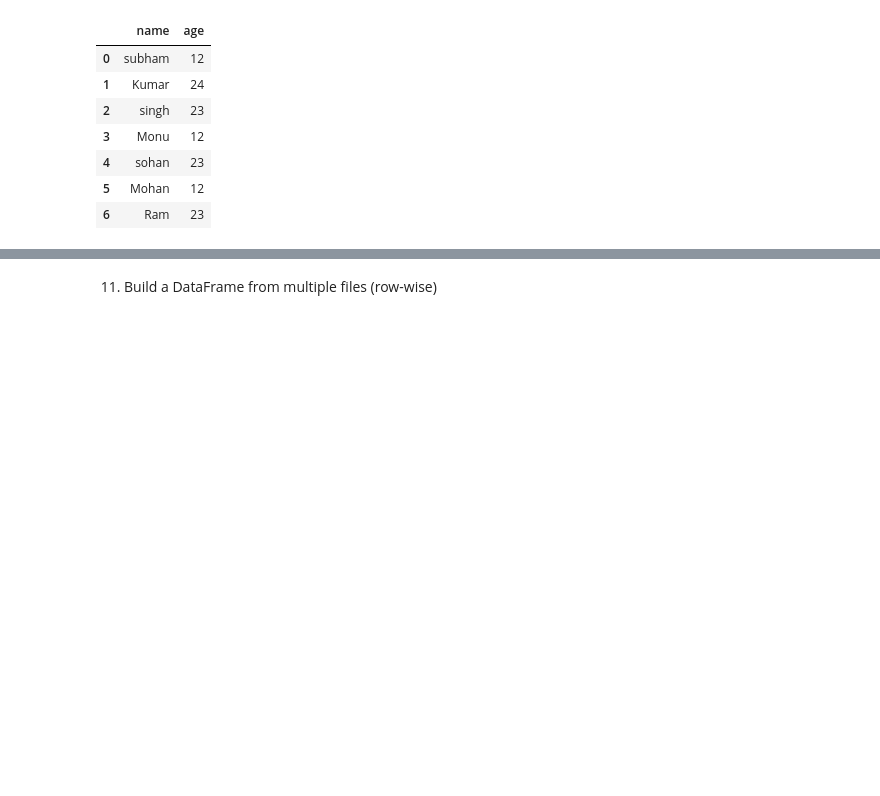
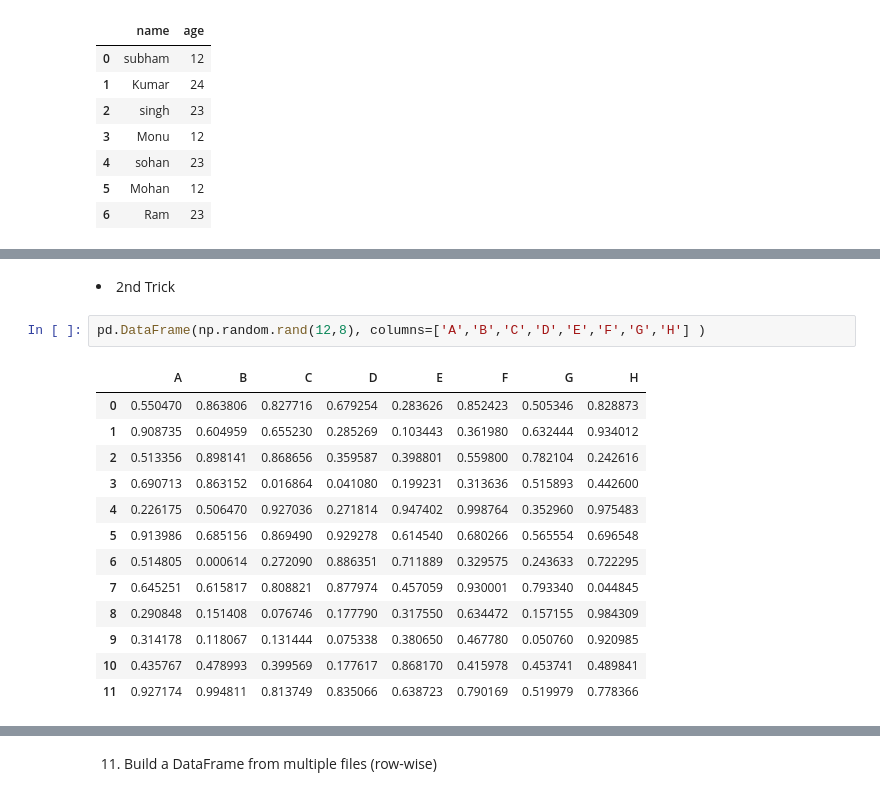
Before and after one commit to 960Subhamsingh/Python-oops-concept, a Jupyter notebook: pandas/Basics_pandas.ipynb, the cells around one changed output, grey strips where cells are left out. Drawn from its saved outputs; the diff is of its cells as text; blank space fills up the shorter version.

```diff
--- a/pandas/Basics_pandas.ipynb
+++ b/pandas/Basics_pandas.ipynb
@@ -67,0 +92,18 @@ pd.DataFrame()
+# %% [markdown]
+<li>  2nd Trick  </li>
+# %%
+pd.DataFrame(np.random.rand(12,8), columns=['A','B','C','D','E','F','G','H'] )
+# %% [output]
+|  | A | B | C | D | E | F | G | H |
+| 0 | 0.550470 | 0.863806 | 0.827716 | 0.679254 | 0.283626 | 0.852423 | 0.505346 | 0.828873 |
+| 1 | 0.908735 | 0.604959 | 0.655230 | 0.285269 | 0.103443 | 0.361980 | 0.632444 | 0.934012 |
+| 2 | 0.513356 | 0.898141 | 0.868656 | 0.359587 | 0.398801 | 0.559800 | 0.782104 | 0.242616 |
+| 3 | 0.690713 | 0.863152 | 0.016864 | 0.041080 | 0.199231 | 0.313636 | 0.515893 | 0.442600 |
+| 4 | 0.226175 | 0.506470 | 0.927036 | 0.271814 | 0.947402 | 0.998764 | 0.352960 | 0.975483 |
+| 5 | 0.913986 | 0.685156 | 0.869490 | 0.929278 | 0.614540 | 0.680266 | 0.565554 | 0.696548 |
+| 6 | 0.514805 | 0.000614 | 0.272090 | 0.886351 | 0.711889 | 0.329575 | 0.243633 | 0.722295 |
+| 7 | 0.645251 | 0.615817 | 0.808821 | 0.877974 | 0.457059 | 0.930001 | 0.793340 | 0.044845 |
+| 8 | 0.290848 | 0.151408 | 0.076746 | 0.177790 | 0.317550 | 0.634472 | 0.157155 | 0.984309 |
+| 9 | 0.314178 | 0.118067 | 0.131444 | 0.075338 | 0.380650 | 0.467780 | 0.050760 | 0.920985 |
+| 10 | 0.435767 | 0.478993 | 0.399569 | 0.177617 | 0.868170 | 0.415978 | 0.453741 | 0.489841 |
+| 11 | 0.927174 | 0.994811 | 0.813749 | 0.835066 | 0.638723 | 0.790169 | 0.519979 | 0.778366 |
```
Also changed, not shown: parts of 46 cells of this notebook.
